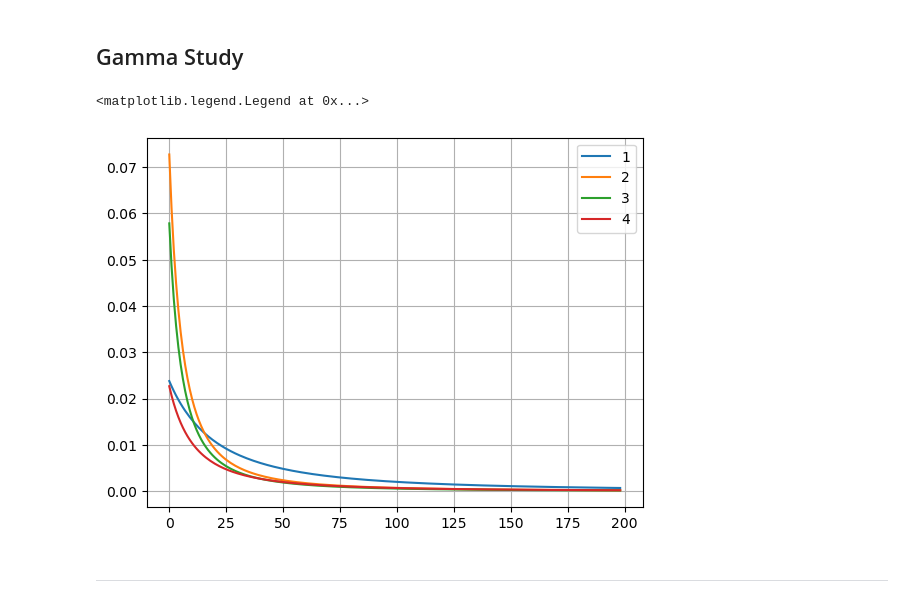
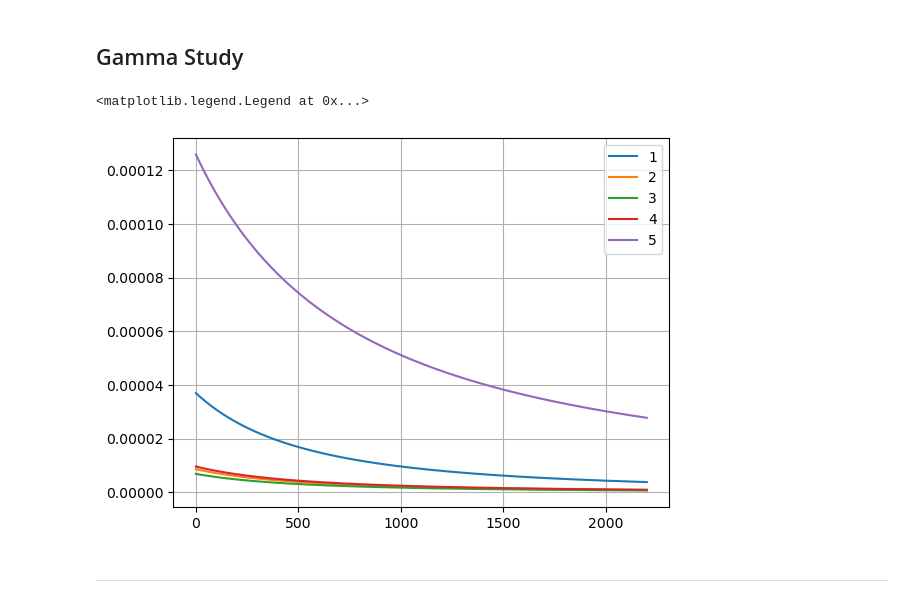
Before and after one commit to MontenegroAlessandro/BestArmIdSRB, a Jupyter notebook: notebooks/rb_visual2.ipynb, the cells around one changed output. Cells and saved outputs as stored; diff of their text form; code cells hidden in the pictures.

Commit message:
right beta

```diff
--- a/notebooks/rb_visual2.ipynb
+++ b/notebooks/rb_visual2.ipynb
@@ -49,24 +50,24 @@ df2 = lambda x: .88 * 10 * math.pow(10 + x, -2)
 df3 = lambda x: .7 * 10 * math.pow(10 + x, -2)
 df4 = lambda x: .5 * 20 * math.pow(20 + x, -2)
 
-beta = 2
+beta = 1.3
 beta_fun = lambda x: math.pow(x, -beta)
 
-gammas = [df1, df2, df3, df4]
+gammas = [df1, df2, df3, df4, beta_fun]
 # %%
 plt.clf()
 
 i = 1
 for arm in gammas:
     label = str(i)
-    plt.plot([arm(j) for j in range(1, T)], label=label)
+    plt.plot([arm(j) for j in range(1000, 3200)], label=label)
     i += 1
 
 plt.grid()
 plt.legend(loc="best")
 # %% [output]
 <matplotlib.legend.Legend at 0x...>
-[figure, old version]
+[figure, new version]
 # %% [markdown]
 ---
 # %% [markdown]
```
Also changed, not shown: parts of 7 cells of this notebook, 20 other files.
